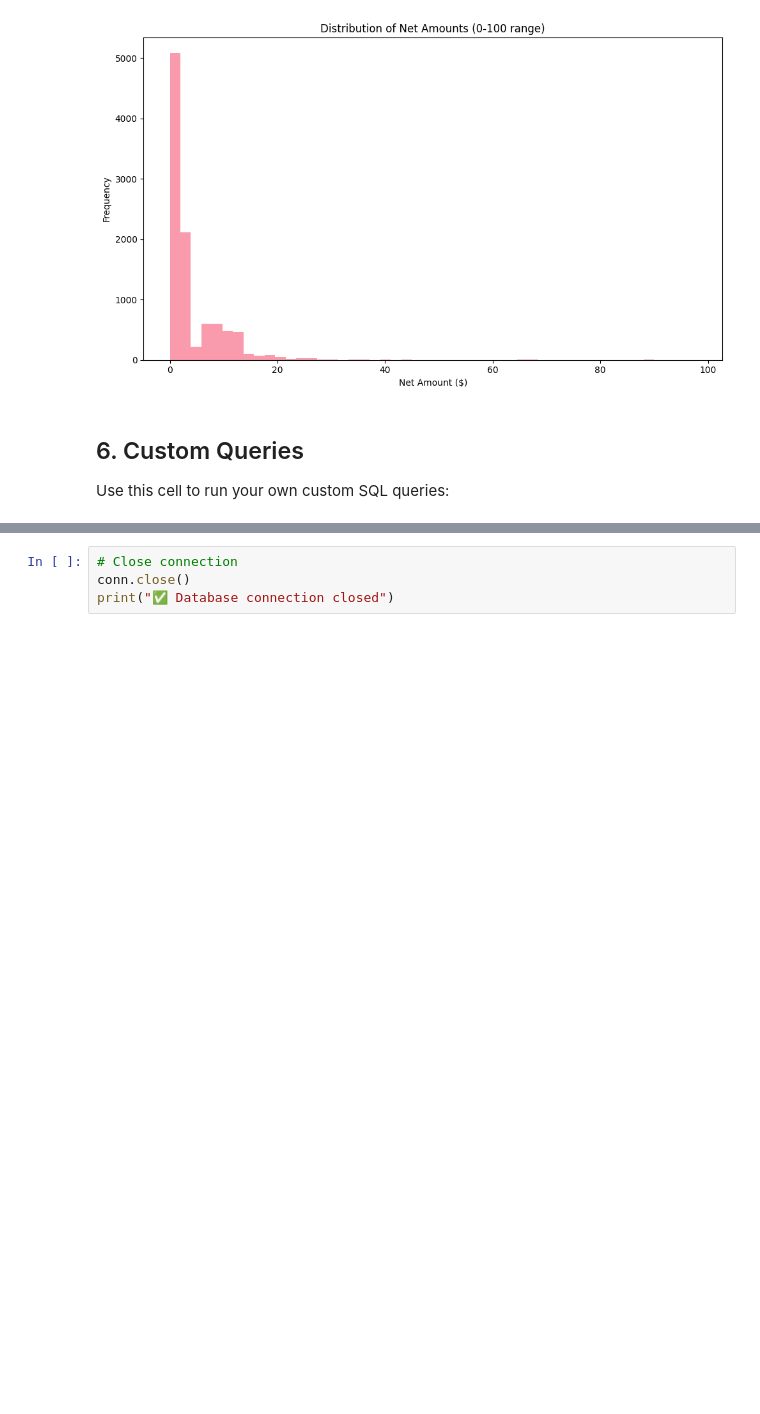
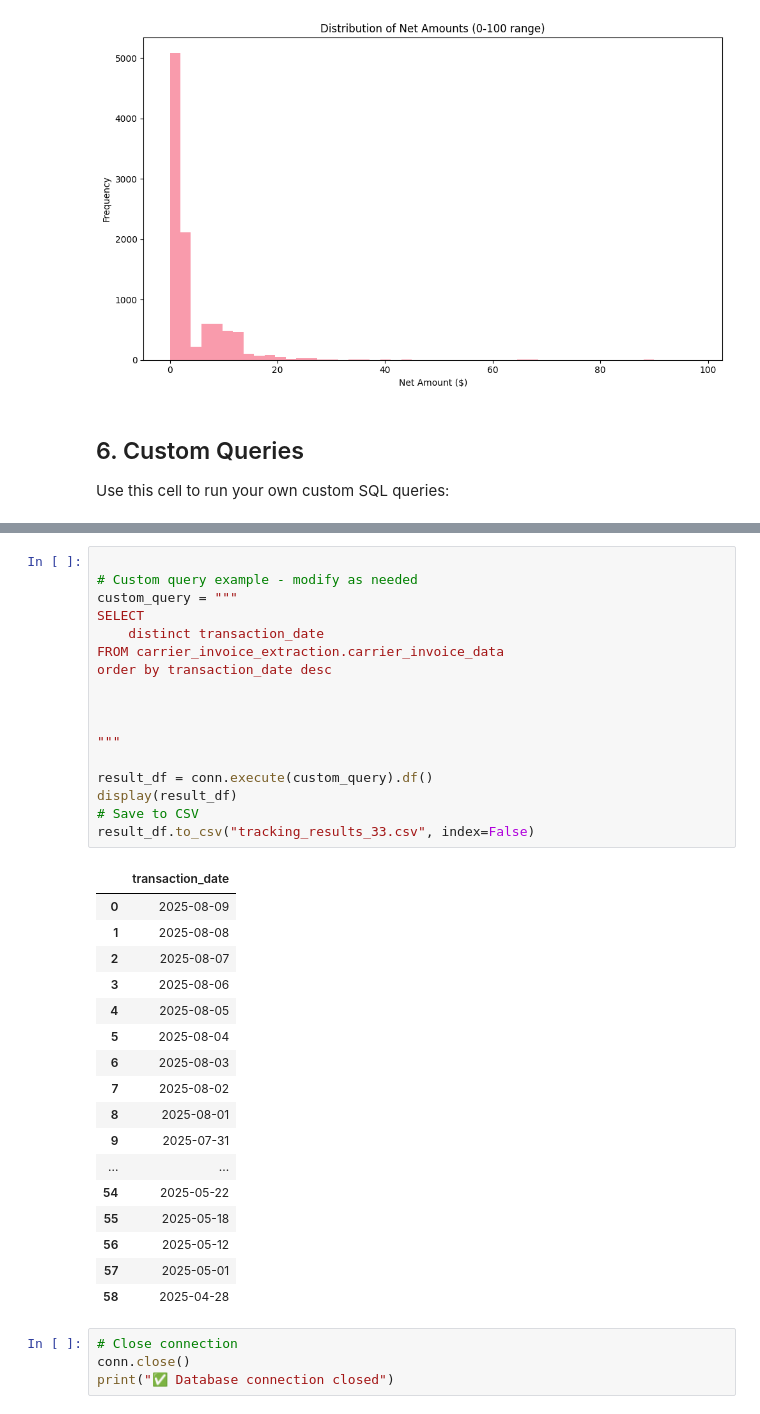
Before and after one commit to Business-Facilitating/void_credit_retrieval_project, a Jupyter notebook: data/notebooks/duckdb_analysis.ipynb, the cells around one changed output, grey strips where cells are left out. Cells and saved outputs as stored; diff of their text form; blank space fills up the shorter version.

```diff
--- a/data/notebooks/duckdb_analysis.ipynb
+++ b/data/notebooks/duckdb_analysis.ipynb
@@ -295,3 +313,38 @@ display(result_df)
+# %%
+
+# Custom query example - modify as needed
+custom_query = """
+SELECT
+    distinct transaction_date
+FROM carrier_invoice_extraction.carrier_invoice_data
+order by transaction_date desc
+
+
+
+"""
+
+result_df = conn.execute(custom_query).df()
+display(result_df)
+# Save to CSV
+result_df.to_csv("tracking_results_33.csv", index=False)
+# %% [output]
+|  | transaction_date |
+| 0 | 2025-08-09 |
+| 1 | 2025-08-08 |
+| 2 | 2025-08-07 |
+| 3 | 2025-08-06 |
+| 4 | 2025-08-05 |
+| 5 | 2025-08-04 |
+| 6 | 2025-08-03 |
+| 7 | 2025-08-02 |
+| 8 | 2025-08-01 |
+| 9 | 2025-07-31 |
+| ... | ... |
+| 54 | 2025-05-22 |
+| 55 | 2025-05-18 |
+| 56 | 2025-05-12 |
+| 57 | 2025-05-01 |
+| 58 | 2025-04-28 |
 # %%
 # Close connection
 conn.close()
```
Also changed, not shown: parts of 2 cells of this notebook, 41 other files.
